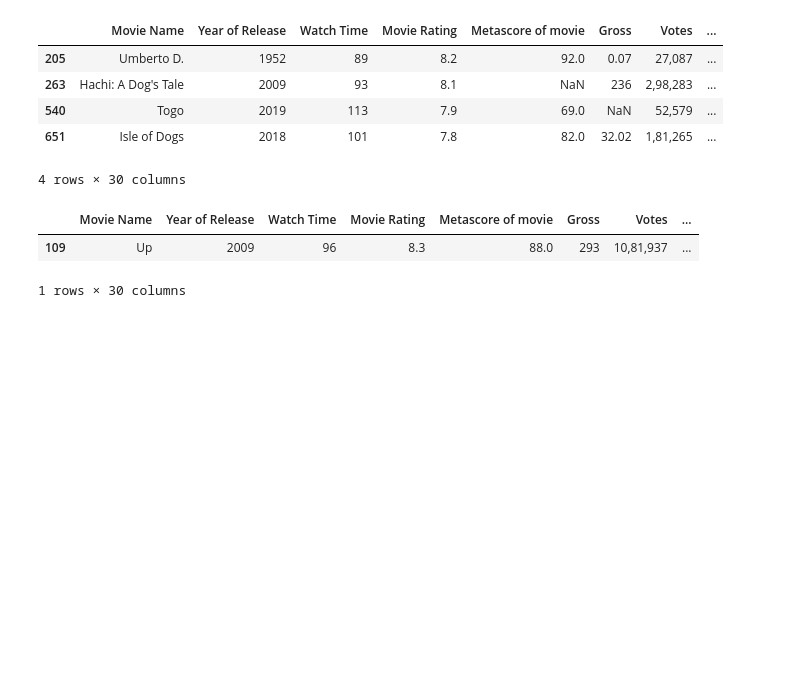
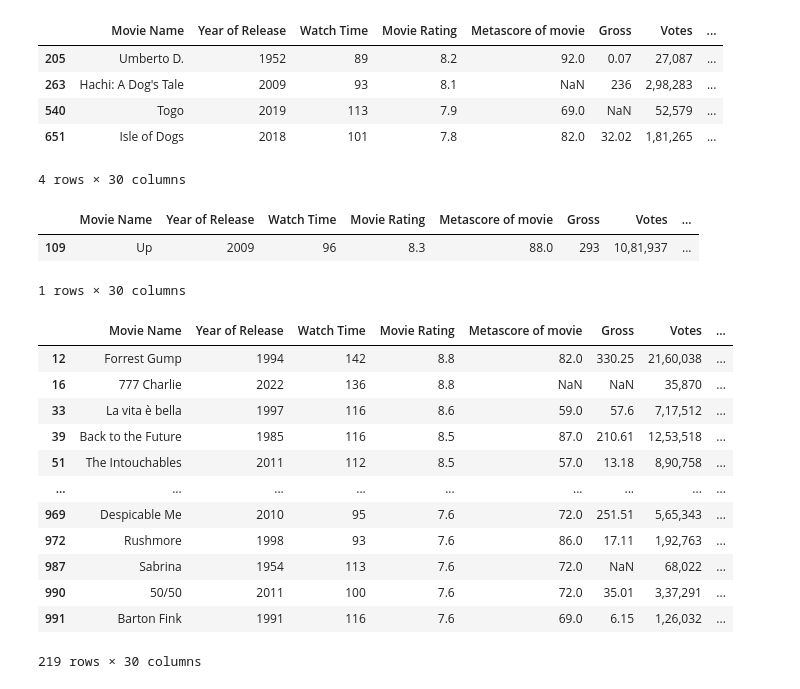
Before and after one commit to Simon-Sprouse/1000_Movies_Dataset, a Jupyter notebook: Hypothesis Testing.ipynb, the cells around one changed output. Drawn from its saved outputs; the diff is of its cells as text; code cells hidden in the pictures; blank space fills up the shorter version.

```diff
--- a/Hypothesis Testing.ipynb
+++ b/Hypothesis Testing.ipynb
@@ -39,3 +39,19 @@ df[df['Movie Name'] == 'Up']
 |  | Movie Name | Year of Release | Watch Time | Movie Rating | Metascore of movie | Gross | Votes | ... |
 | 109 | Up | 2009 | 96 | 8.3 | 88.0 | 293 | 10,81,937 | ... |
 1 rows × 30 columns
+# %%
+df[df['Comedy'] == 1]
+# %% [output]
+|  | Movie Name | Year of Release | Watch Time | Movie Rating | Metascore of movie | Gross | Votes | ... |
+| 12 | Forrest Gump | 1994 | 142 | 8.8 | 82.0 | 330.25 | 21,60,038 | ... |
+| 16 | 777 Charlie | 2022 | 136 | 8.8 | NaN | NaN | 35,870 | ... |
+| 33 | La vita è bella | 1997 | 116 | 8.6 | 59.0 | 57.6 | 7,17,512 | ... |
+| 39 | Back to the Future | 1985 | 116 | 8.5 | 87.0 | 210.61 | 12,53,518 | ... |
+| 51 | The Intouchables | 2011 | 112 | 8.5 | 57.0 | 13.18 | 8,90,758 | ... |
+| ... | ... | ... | ... | ... | ... | ... | ... | ... |
+| 969 | Despicable Me | 2010 | 95 | 7.6 | 72.0 | 251.51 | 5,65,343 | ... |
+| 972 | Rushmore | 1998 | 93 | 7.6 | 86.0 | 17.11 | 1,92,763 | ... |
+| 987 | Sabrina | 1954 | 113 | 7.6 | 72.0 | NaN | 68,022 | ... |
+| 990 | 50/50 | 2011 | 100 | 7.6 | 72.0 | 35.01 | 3,37,291 | ... |
+| 991 | Barton Fink | 1991 | 116 | 7.6 | 69.0 | 6.15 | 1,26,032 | ... |
+219 rows × 30 columns
```
Also changed, not shown: 2 other files.
